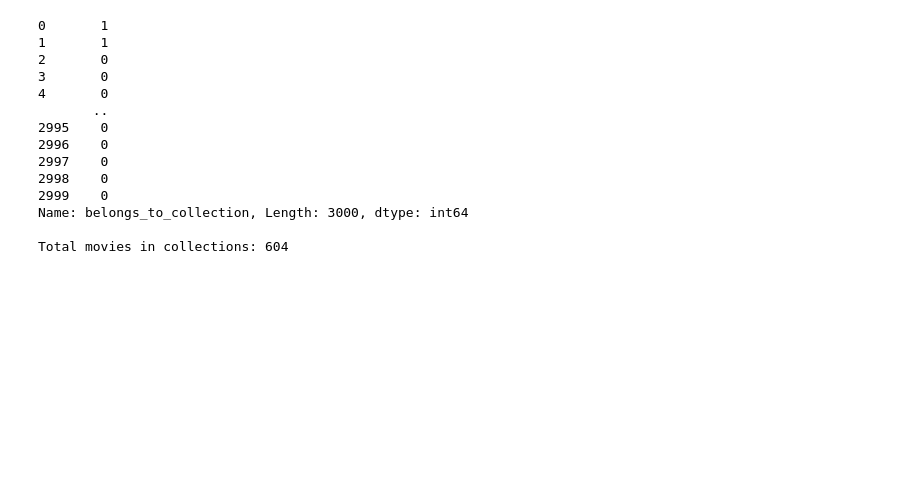
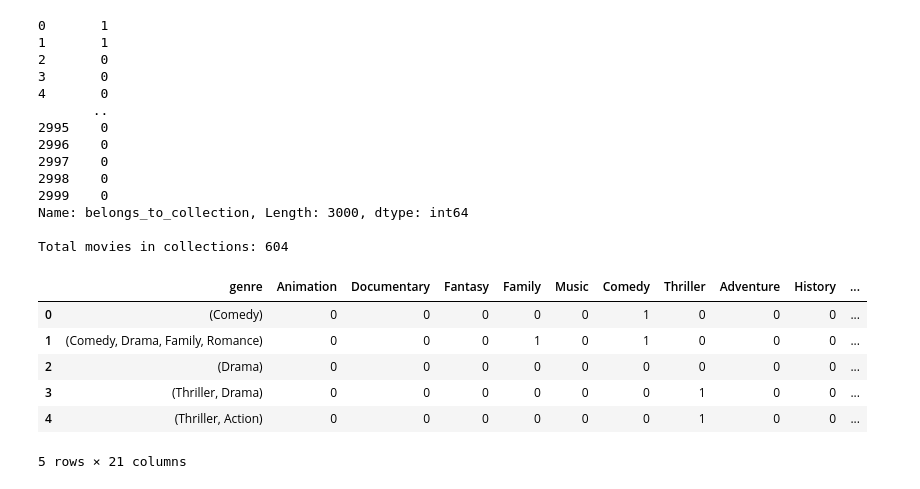
Before and after one commit to nickmitch21/TMDB-Box-Office-Prediction, a Jupyter notebook: code/DataExploration.ipynb, the cells around one changed output. Cells and saved outputs as stored; diff of their text form; code cells hidden in the pictures; blank space fills up the shorter version.

Commit message:
DataExplo Additions
Lambda for 'genres' using the new reformed data. Featurizing each line into different columns.

```diff
--- a/code/DataExploration.ipynb
+++ b/code/DataExploration.ipynb
@@ -159,3 +150,17 @@ Total movies in collections: 604
+# %%
+# here is my lambda for featurizing the genre data - works like a dream with the reformed data! JSON be darned
+df_test = df['genres_reform'].apply(frozenset).to_frame(name='genre')
+for genre in frozenset.union(*df_test.genre):
+    df_test[genre] = df_test.apply(lambda _: int(genre in _.genre), axis=1)
+df_test.head()
+# %% [output]
+|  | genre | Animation | Documentary | Fantasy | Family | Music | Comedy | Thriller | Adventure | History | ... |
+| 0 | (Comedy) | 0 | 0 | 0 | 0 | 0 | 1 | 0 | 0 | 0 | ... |
+| 1 | (Comedy, Drama, Family, Romance) | 0 | 0 | 0 | 1 | 0 | 1 | 0 | 0 | 0 | ... |
+| 2 | (Drama) | 0 | 0 | 0 | 0 | 0 | 0 | 0 | 0 | 0 | ... |
+| 3 | (Thriller, Drama) | 0 | 0 | 0 | 0 | 0 | 0 | 1 | 0 | 0 | ... |
+| 4 | (Thriller, Action) | 0 | 0 | 0 | 0 | 0 | 0 | 1 | 0 | 0 | ... |
+5 rows × 21 columns
 # %%
 # stripping the 'tt' from the idmb id, only used in url and easier to get movies without it
 df['imdb_id'] = df['imdb_id'].str[2:]
```
Also changed, not shown: parts of 4 cells of this notebook, 1 other file.
